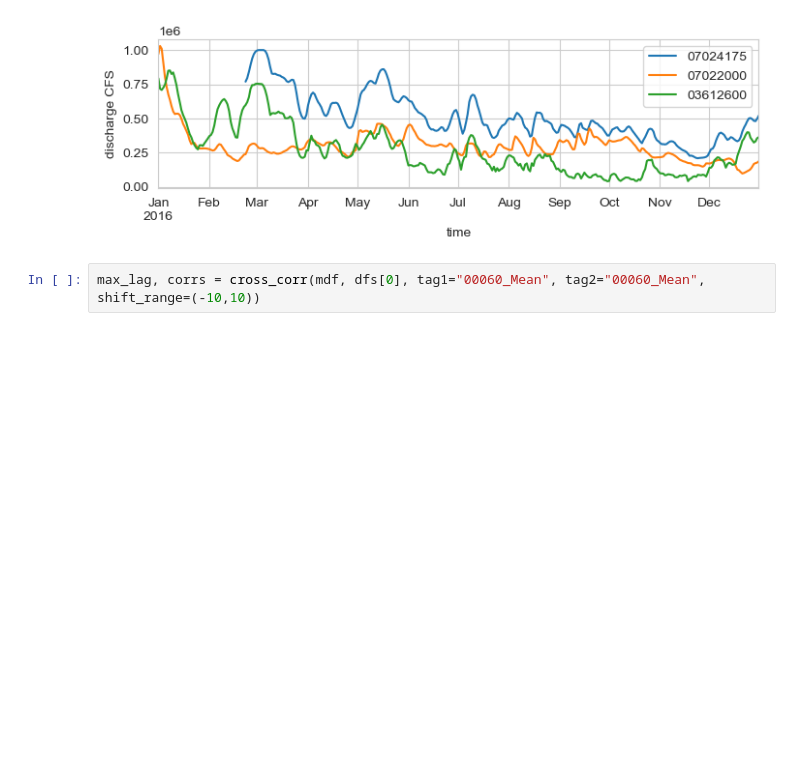
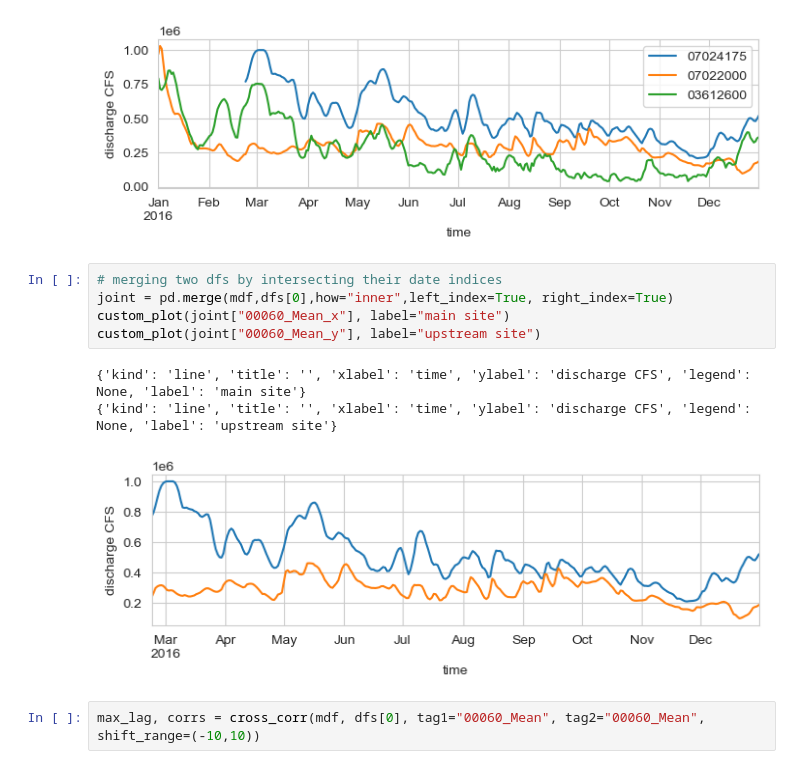
Before and after one commit to sergiogyoz/Machine-Learning, a Jupyter notebook: project/project_testing.ipynb, the cells around one changed output. Drawn from its saved outputs; the diff is of its cells as text; blank space fills up the shorter version.

```diff
--- a/project/project_testing.ipynb
+++ b/project/project_testing.ipynb
@@ -133,6 +135,15 @@ plt.legend()
 {'kind': 'line', 'title': '', 'xlabel': 'time', 'ylabel': 'discharge CFS', 'legend': None, 'label': '03612600'}
 <matplotlib.legend.Legend at 0x...>
 [figure]
+# %%
+# merging two dfs by intersecting their date indices
+joint = pd.merge(mdf,dfs[0],how="inner",left_index=True, right_index=True)
+custom_plot(joint["00060_Mean_x"], label="main site")
+custom_plot(joint["00060_Mean_y"], label="upstream site")
+# %% [output]
+{'kind': 'line', 'title': '', 'xlabel': 'time', 'ylabel': 'discharge CFS', 'legend': None, 'label': 'main site'}
+{'kind': 'line', 'title': '', 'xlabel': 'time', 'ylabel': 'discharge CFS', 'legend': None, 'label': 'upstream site'}
+[figure, added]
 # %%
 max_lag, corrs = cross_corr(mdf, dfs[0], tag1="00060_Mean", tag2="00060_Mean", shift_range=(-10,10))
 # %% [output]
```
Also changed, not shown: parts of 7 cells of this notebook, 1 other file.
